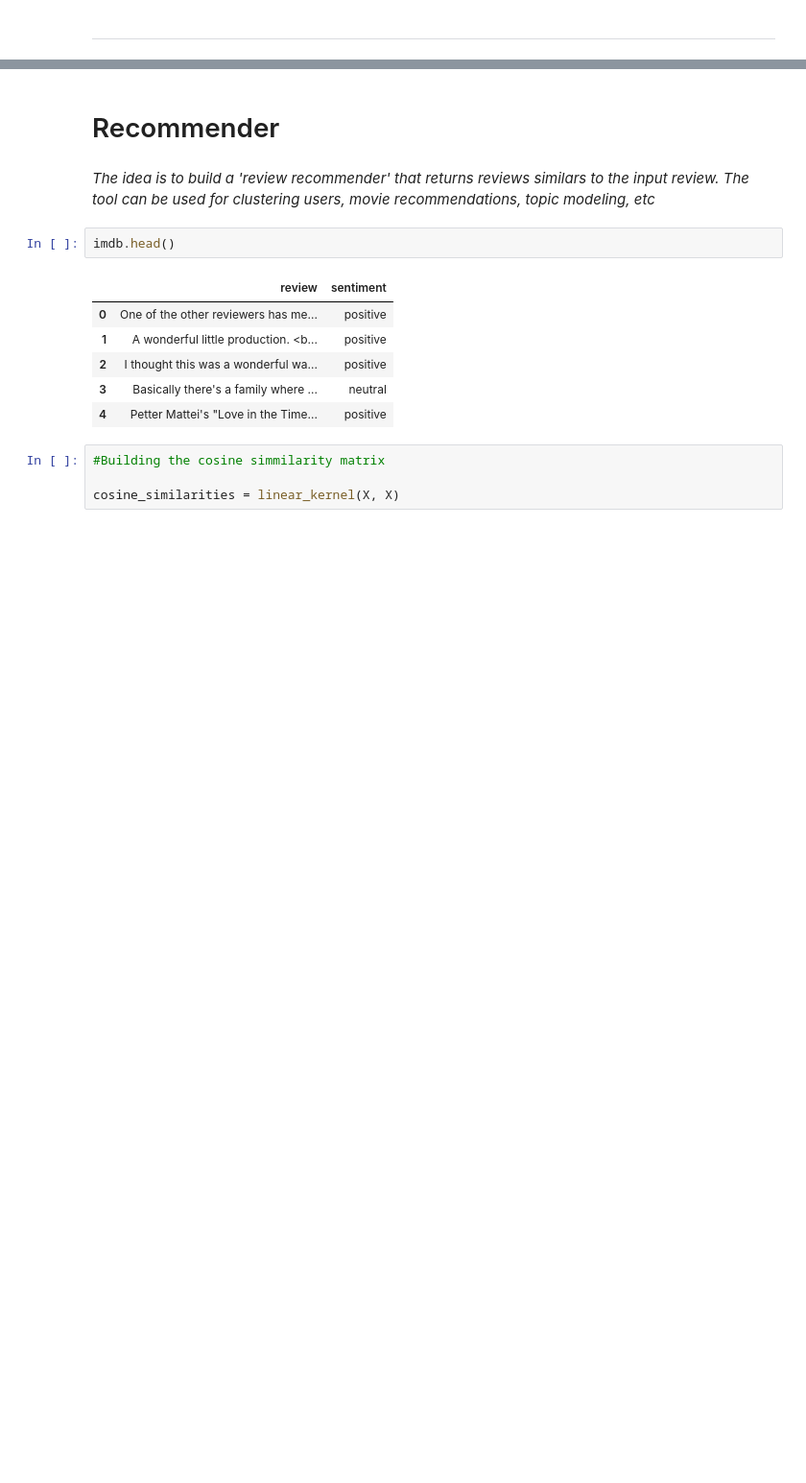
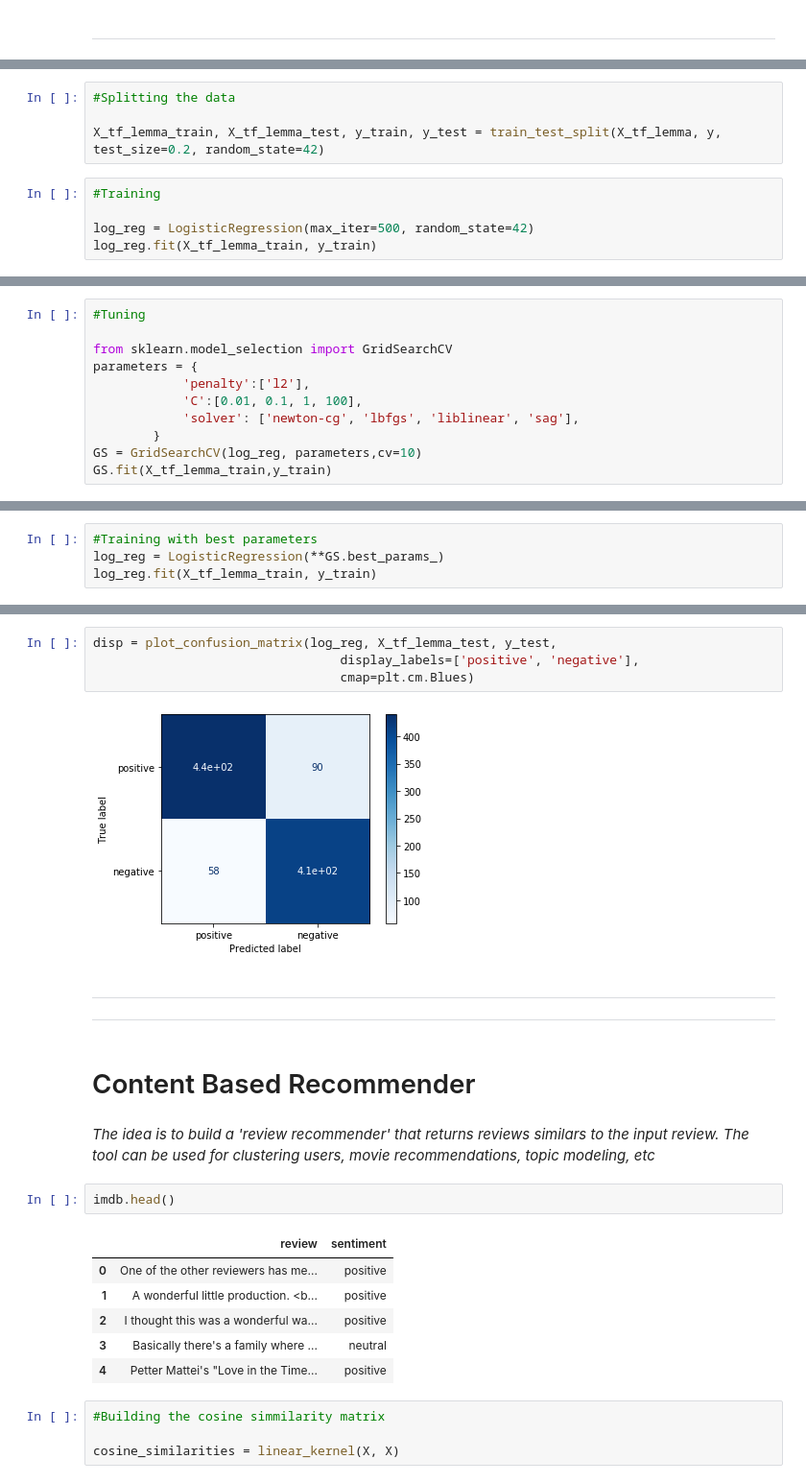
Before and after one commit to LarryLoveIV/Capstone-II, a Jupyter notebook: Model/Logistic Regression and Similar reviews.ipynb, the cells around one changed output, grey strips where cells are left out. Shown at 96% size. Saved outputs shown, nothing was run; the diff lists cells and outputs as text; blank space fills up the shorter version.

```diff
--- a/Model/Logistic Regression and Similar reviews.ipynb
+++ b/Model/Logistic Regression and Similar reviews.ipynb
@@ -148,0 +297,9 @@ Accuracy Score = 0.864
+# %%
+#Splitting the data
+
+X_tf_lemma_train, X_tf_lemma_test, y_train, y_test = train_test_split(X_tf_lemma, y, test_size=0.2, random_state=42)
+# %%
+#Training
+
+log_reg = LogisticRegression(max_iter=500, random_state=42)
+log_reg.fit(X_tf_lemma_train, y_train)
@@ -148,0 +312,11 @@ Accuracy Score = 0.864
+# %%
+#Tuning
+
+from sklearn.model_selection import GridSearchCV
+parameters = {
+            'penalty':['l2'],
+            'C':[0.01, 0.1, 1, 100],
+            'solver': ['newton-cg', 'lbfgs', 'liblinear', 'sag'],
+        }
+GS = GridSearchCV(log_reg, parameters,cv=10)
+GS.fit(X_tf_lemma_train,y_train)
@@ -148,0 +344,4 @@ Accuracy Score = 0.864
+# %%
+#Training with best parameters
+log_reg = LogisticRegression(**GS.best_params_)
+log_reg.fit(X_tf_lemma_train, y_train)
@@ -149,5 +368,14 @@ Accuracy Score = 0.864
+# %%
+disp = plot_confusion_matrix(log_reg, X_tf_lemma_test, y_test,
+                                 display_labels=['positive', 'negative'],
+                                 cmap=plt.cm.Blues)
+# %% [output]
+[figure, added]
 # %% [markdown]
-# Recommender
+*** ***
+*** ***
+# %% [markdown]
+# Content Based Recommender
 # %% [markdown]
 *The idea is to build a 'review recommender' that returns reviews similars to the input review. The tool can be used for clustering users, movie recommendations, topic modeling, etc*
 # %%
```
Also changed, not shown: parts of 46 cells of this notebook.
